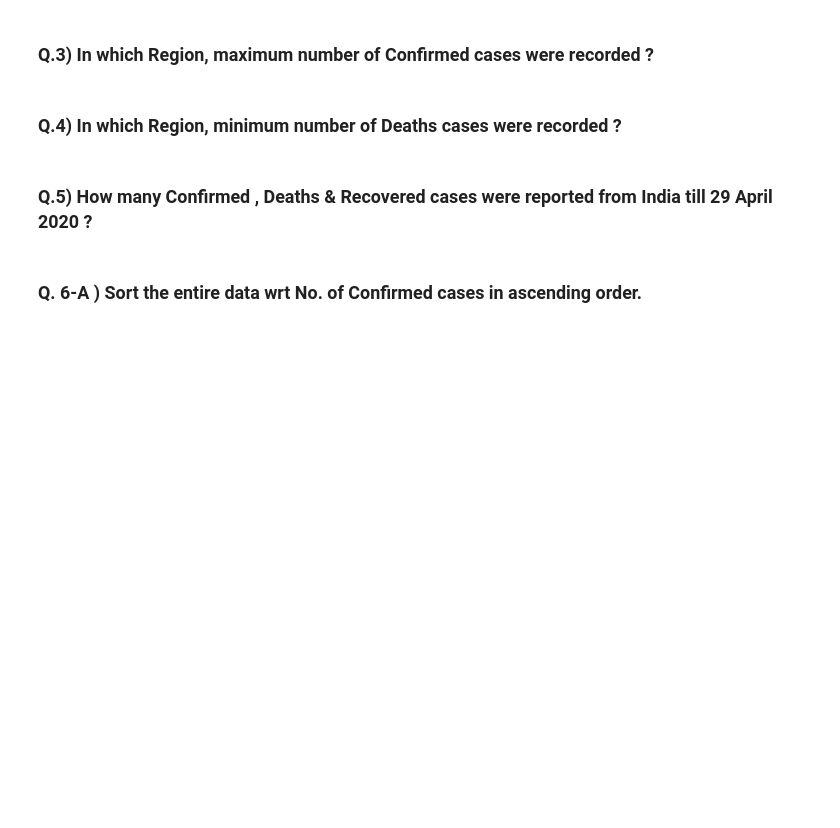
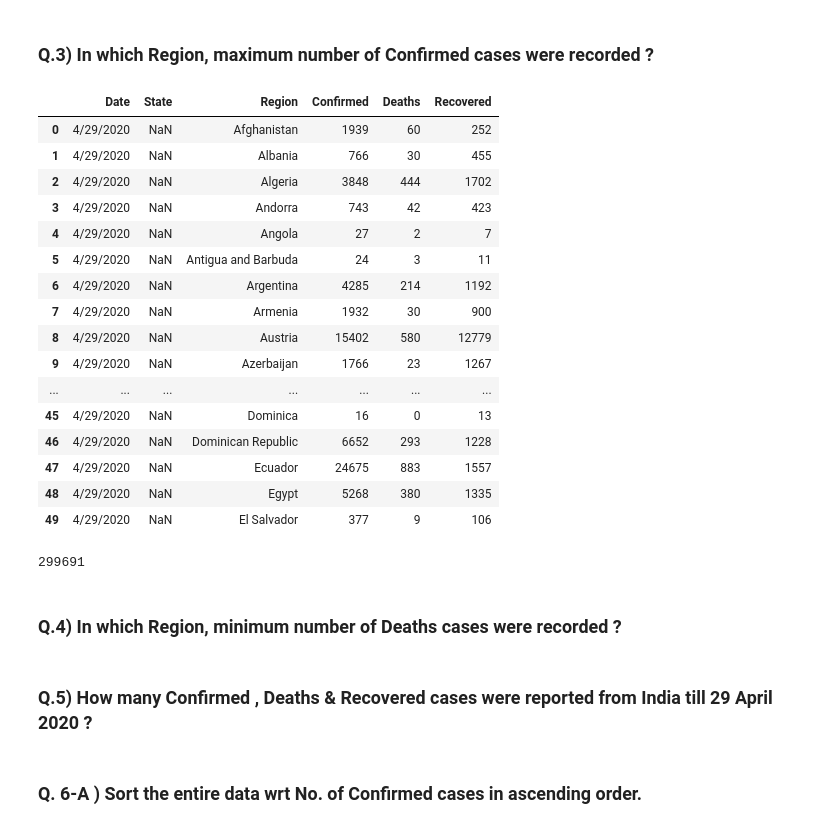
Before and after one commit to anupupadhaya123/data_analysis_python, a Jupyter notebook: covid_analysis.ipynb, the cells around one changed output. Saved outputs shown, nothing was run; the diff lists cells and outputs as text; code cells hidden in the pictures; blank space fills up the shorter version.

Commit message:
Completed Analysis : Matplotlib, seaborn, sorting data, filtering, deleting

```diff
--- a/covid_analysis.ipynb
+++ b/covid_analysis.ipynb
@@ -215,5 +231,29 @@ data[~(data.Confirmed > 10)]
 # %% [markdown]
 ### Q.3) In which Region, maximum number of Confirmed cases were recorded ?
+# %%
+data.head(50)
+# %% [output]
+|  | Date | State | Region | Confirmed | Deaths | Recovered |
+| 0 | 4/29/2020 | NaN | Afghanistan | 1939 | 60 | 252 |
+| 1 | 4/29/2020 | NaN | Albania | 766 | 30 | 455 |
+| 2 | 4/29/2020 | NaN | Algeria | 3848 | 444 | 1702 |
+| 3 | 4/29/2020 | NaN | Andorra | 743 | 42 | 423 |
+| 4 | 4/29/2020 | NaN | Angola | 27 | 2 | 7 |
+| 5 | 4/29/2020 | NaN | Antigua and Barbuda | 24 | 3 | 11 |
+| 6 | 4/29/2020 | NaN | Argentina | 4285 | 214 | 1192 |
+| 7 | 4/29/2020 | NaN | Armenia | 1932 | 30 | 900 |
+| 8 | 4/29/2020 | NaN | Austria | 15402 | 580 | 12779 |
+| 9 | 4/29/2020 | NaN | Azerbaijan | 1766 | 23 | 1267 |
+| ... | ... | ... | ... | ... | ... | ... |
+| 45 | 4/29/2020 | NaN | Dominica | 16 | 0 | 13 |
+| 46 | 4/29/2020 | NaN | Dominican Republic | 6652 | 293 | 1228 |
+| 47 | 4/29/2020 | NaN | Ecuador | 24675 | 883 | 1557 |
+| 48 | 4/29/2020 | NaN | Egypt | 5268 | 380 | 1335 |
+| 49 | 4/29/2020 | NaN | El Salvador | 377 | 9 | 106 |
+# %%
+data.Confirmed.max()
+# %% [output]
+299691
 # %% [markdown]
 ### Q.4) In which Region, minimum number of Deaths cases were recorded ?
 # %% [markdown]
```
Also changed, not shown: parts of 1 cell of this notebook.
